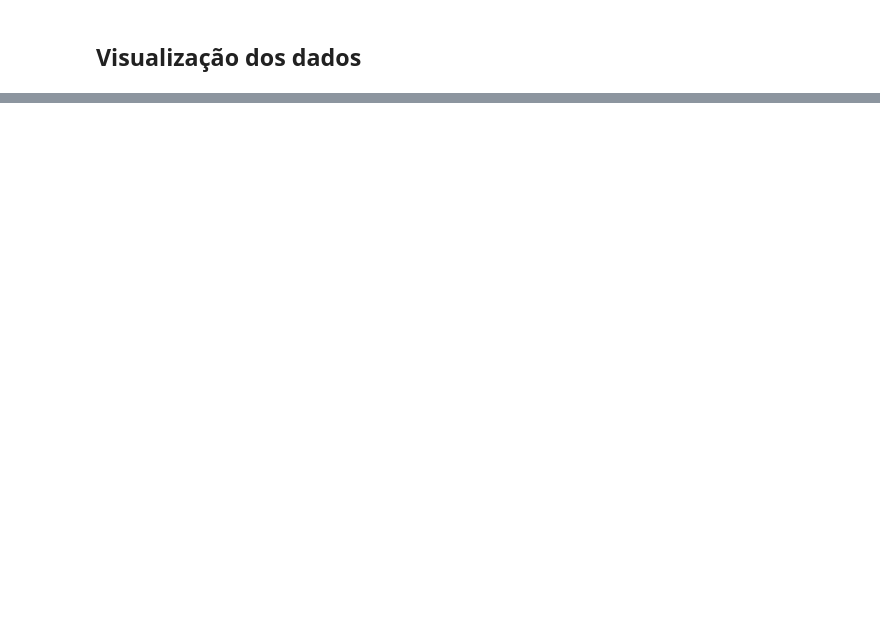
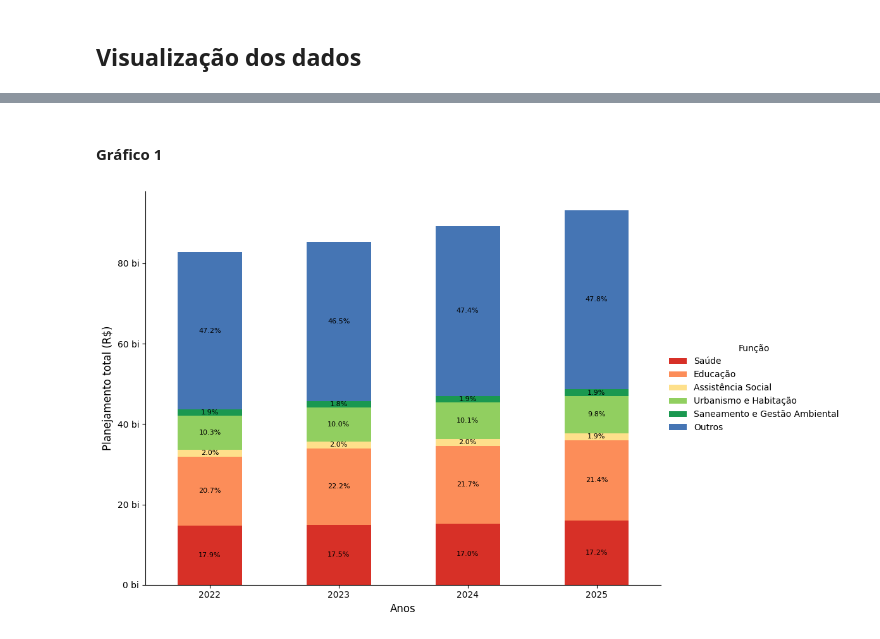
Before and after one commit to caiodurazzo/melhores_praticas_estagio, a Jupyter notebook: 07_visualizacao_dados.ipynb, the cells around one changed output, grey strips where cells are left out. Saved outputs shown, nothing was run; the diff lists cells and outputs as text; code cells hidden in the pictures; blank space fills up the shorter version.

Commit message:
visualizacao

```diff
--- a/07_visualizacao_dados.ipynb
+++ b/07_visualizacao_dados.ipynb
@@ -42,0 +12,2 @@ plt.show()
+# %% [markdown]
+#### Gráfico 1
@@ -42,0 +24,69 @@ plt.show()
+# %%
+df_ppa_fonte_grafico1_novo = df_ppa_fonte_grafico1.copy()
+
+df_ppa_fonte_grafico1_novo["Urbanismo e Habitação"] = (df_ppa_fonte_grafico1_novo["Urbanismo"] + df_ppa_fonte_grafico1_novo["Habitação"])
+
+df_ppa_fonte_grafico1_novo["Saneamento e Gestão Ambiental"] = (df_ppa_fonte_grafico1_novo["Saneamento"] + df_ppa_fonte_grafico1_novo["Gestão Ambiental"])
+
+df_ppa_fonte_grafico1_novo = df_ppa_fonte_grafico1_novo.drop(columns=["Urbanismo", "Habitação", "Saneamento", "Gestão Ambiental"])
+
+colunas_ordenadas = ["Saúde",
+                     "Educação",
+                     "Assistência Social",
+                     "Urbanismo e Habitação",
+                     "Saneamento e Gestão Ambiental"]
+
+col_outros = [col for col in df_ppa_fonte_grafico1_novo.columns if col not in colunas_ordenadas]
+
+df_ppa_fonte_grafico1_novo["Outros"] = df_ppa_fonte_grafico1_novo[col_outros].sum(axis=1)
+
+df_ppa_fonte_grafico1_novo = df_ppa_fonte_grafico1_novo[colunas_ordenadas + ["Outros"]]
+# %%
+import matplotlib.pyplot as plt
+import matplotlib.ticker as mtick
+
+# Calcula o DataFrame de percentuais
+df_valores = df_ppa_fonte_grafico1_novo.copy()
+df_percentual = df_valores.div(df_valores.sum(axis=1), axis=0) * 100
+
+# Cores definidas
+cores = ["#d73027", "#fc8d59", "#fee08b", "#91cf60", "#1a9850", "#4575b4"]
+
+# Plot
+fig, ax = plt.subplots(figsize=(12, 7))
+df_valores.plot(kind='bar', stacked=True, ax=ax, color=cores)
+
+# Adiciona rótulos de percentual em cada segmento (mostrando todos)
+for i, coluna in enumerate(df_valores.columns):
+    acumulado = df_valores.iloc[:, :i].sum(axis=1)
+    for j, (valor, perc) in enumerate(zip(df_valores[coluna], df_percentual[coluna])):
+        if valor > 0:  # Mantém apenas para evitar divisão por zero
+            ax.text(j,
+                    acumulado.iloc[j] + valor / 2,
+                    f'{perc:.1f}%',
+                    ha='center',
+                    va='center',
+                    fontsize=8,
+                    color='black',)
+
+# Estilo e legendas
+#ax.set_title("Planejamento de recursos por função (2022 - 2025)", fontsize=16)
+ax.set_ylabel("Planejamento total (R$)", fontsize=12)
+ax.set_xlabel("Anos", fontsize=12)
+ax.set_xticks(range(len(df_valores.index)))
+ax.set_xticklabels(df_valores.index, rotation=0)
+ax.legend(title="Função", bbox_to_anchor=(1, 0.5), loc='center left', frameon=False)
+ax.spines['top'].set_visible(False)
+ax.spines['right'].set_visible(False)
+
+# Eixo Y em bilhões
+formatter = mtick.FuncFormatter(lambda x, _: f'{x/1e9:.0f} bi')
+ax.yaxis.set_major_formatter(formatter)
+
+# Fonte
+#plt.figtext(0.01, 0.01, "Fonte: Prefeitura Municipal de São Paulo (2025)", ha="left", fontsize=10)
+
+plt.tight_layout()
+plt.show()
+# %% [output]
+[figure, added]
```
Also changed, not shown: parts of 5 cells of this notebook.
